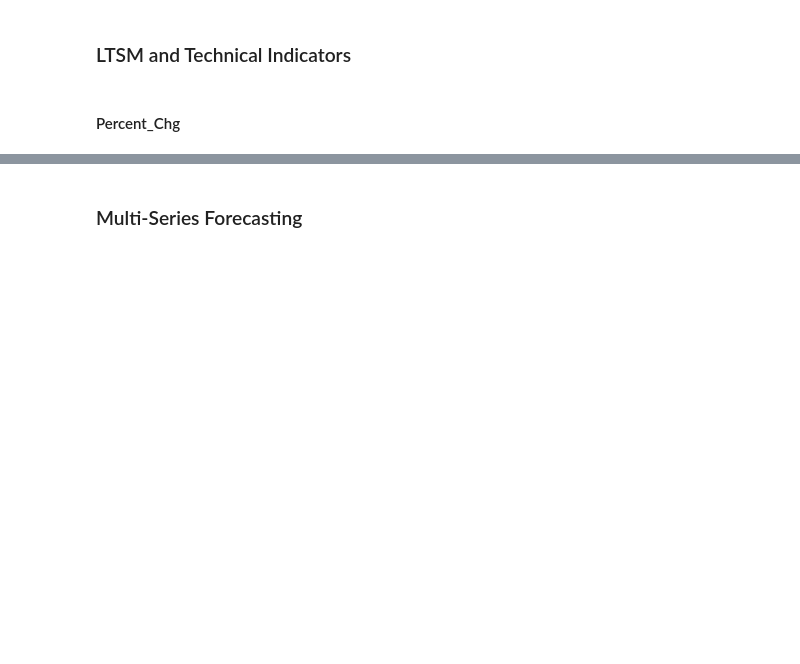
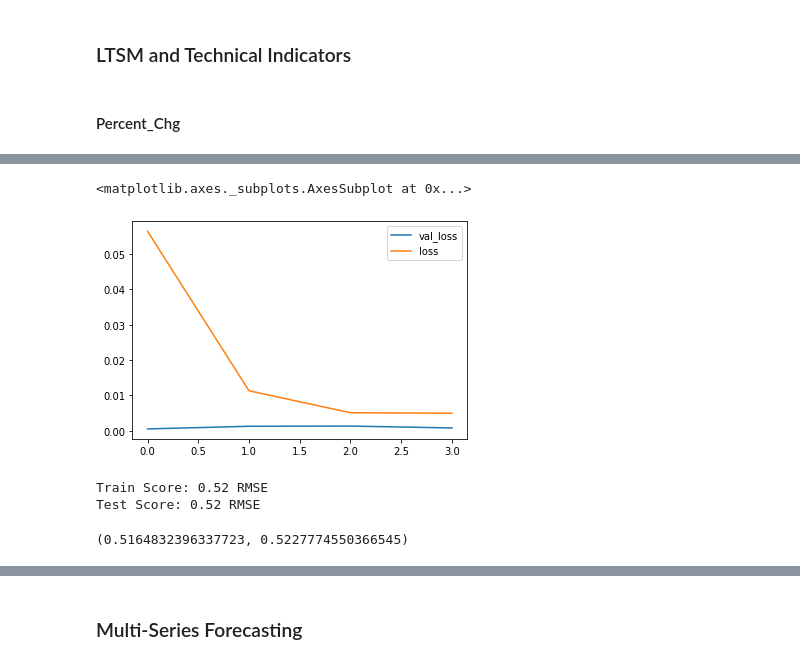
Before and after one commit to davidrtorres/Model-5-Stock-Price-Forecasting, a Jupyter notebook: Capstone_2_23_21.ipynb, the cells around one changed output, grey strips where cells are left out. Saved outputs shown, nothing was run; the diff lists cells and outputs as text; code cells hidden in the pictures; blank space fills up the shorter version.

```diff
--- a/Capstone_2_23_21.ipynb
+++ b/Capstone_2_23_21.ipynb
@@ -707,3 +746,10 @@ def delta_time_series(data,col=None):
+# %%
+def delta_time_series(data,col=None):
+    data['Actual_Changes'] = data['Close'] - data['Close'].shift(1)
+    data['Percent_Chg'] = data[col].pct_change(1)
+    data['MA_50'] = data[col].rolling(50).mean()
+    data = data.dropna()
+    return data
 # %%
 df_chnge = delta_time_series(single, col='Adj Close')
 df_chnge
@@ -769,10 +868,11 @@ single_stock.index[-test_size]
 # %%
-train = single_stock[:'2020-09-11']
-val = single_stock['2020-09-11':'2020-11-01']
-test = single_stock['2020-11-01':] #2021-02-12
-ax = train.plot()
-val.plot(ax=ax)
-test.plot(ax=ax)
+# train = single_stock[:'2020-09-11']
+# val = single_stock['2020-09-11':'2020-11-01']
+# test = single_stock['2020-11-01':] #2021-02-12
+# ax = train.plot()
+# val.plot(ax=ax)
+# test.plot(ax=ax)
+# plt.legend()
 # %%
 def train_test_val(single_stock, date1='2020-09-11', date2='2020-11-01'):
     train = single_stock[:date1]#'2020-09-11'
@@ -930,7 +1155,7 @@ def generator_function(train_scaled_df, val_scaled_df, test_scaled_df, col=None)
     return train_data_gen,val_data_gen,test_data_gen, ex_X,ex_y
 # %%
 train_data_gen,val_data_gen,test_data_gen, ex_X,ex_y = generator_function(train_scaled_df, val_scaled_df,
-                                                               test_scaled_df, col='Percent_Chg')
+                                                               test_scaled_df, col='MA_50')
 # %%
 model = Sequential()
 
@@ -1007,0 +1310,5 @@ def get_quote(new_df):
+# %%
+pd.DataFrame(hist.history).plot()
+# %% [output]
+<matplotlib.axes._subplots.AxesSubplot at 0x...>
+[figure, added]
@@ -1007,0 +1331,6 @@ def get_quote(new_df):
+# %%
+model_metrics(y_train,y_hat_train)
+# %% [output]
+Train Score: 0.52 RMSE
+Test Score: 0.52 RMSE
+(0.5164832396337723, 0.5227774550366545)
```
Also changed, not shown: parts of 66 cells of this notebook, 3 other files.
